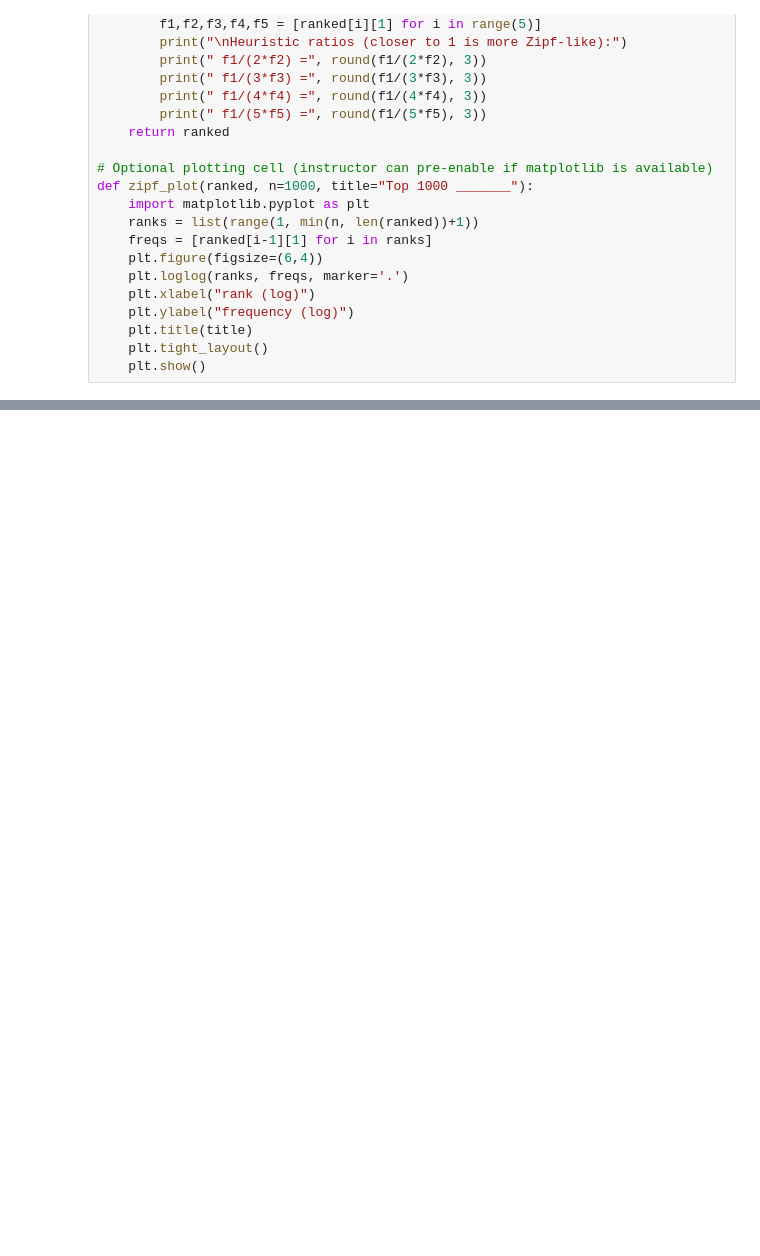
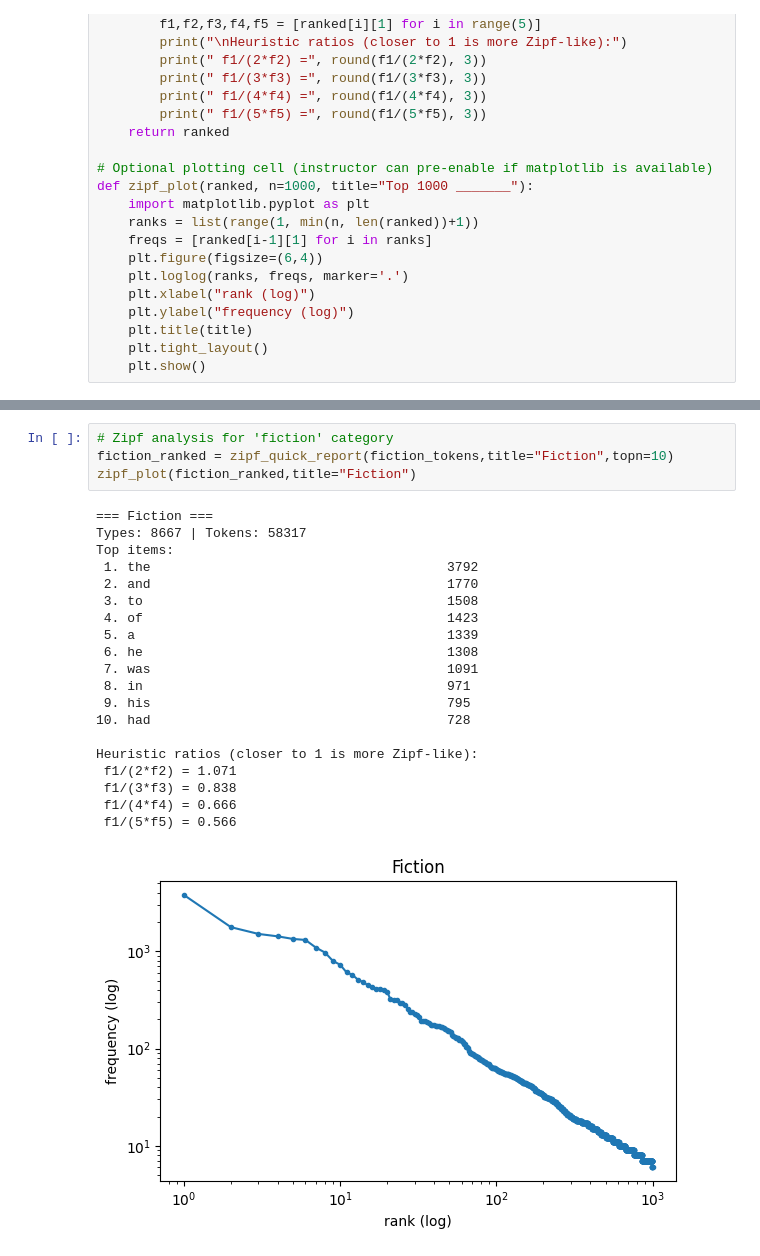
Before and after one commit to rumihoney/zipfs-law-hackathon, a Jupyter notebook: prompt_02/genres.ipynb, the cells around one changed output, grey strips where cells are left out. Drawn from its saved outputs; the diff is of its cells as text; blank space fills up the shorter version.

```diff
--- a/prompt_02/genres.ipynb
+++ b/prompt_02/genres.ipynb
@@ -53,0 +94,25 @@ fiction_tokens = brown.words(categories="fiction")
+# %%
+# Zipf analysis for 'fiction' category
+fiction_ranked = zipf_quick_report(fiction_tokens,title="Fiction",topn=10)
+zipf_plot(fiction_ranked,title="Fiction")
+# %% [output]
+=== Fiction ===
+Types: 8667 | Tokens: 58317
+Top items:
+ 1. the                                      3792
+ 2. and                                      1770
+ 3. to                                       1508
+ 4. of                                       1423
+ 5. a                                        1339
+ 6. he                                       1308
+ 7. was                                      1091
+ 8. in                                       971
+ 9. his                                      795
+10. had                                      728
+
+Heuristic ratios (closer to 1 is more Zipf-like):
+ f1/(2*f2) = 1.071
+ f1/(3*f3) = 0.838
+ f1/(4*f4) = 0.666
+ f1/(5*f5) = 0.566
+[figure, added]
```
Also changed, not shown: parts of 4 cells of this notebook, 2 other files.
